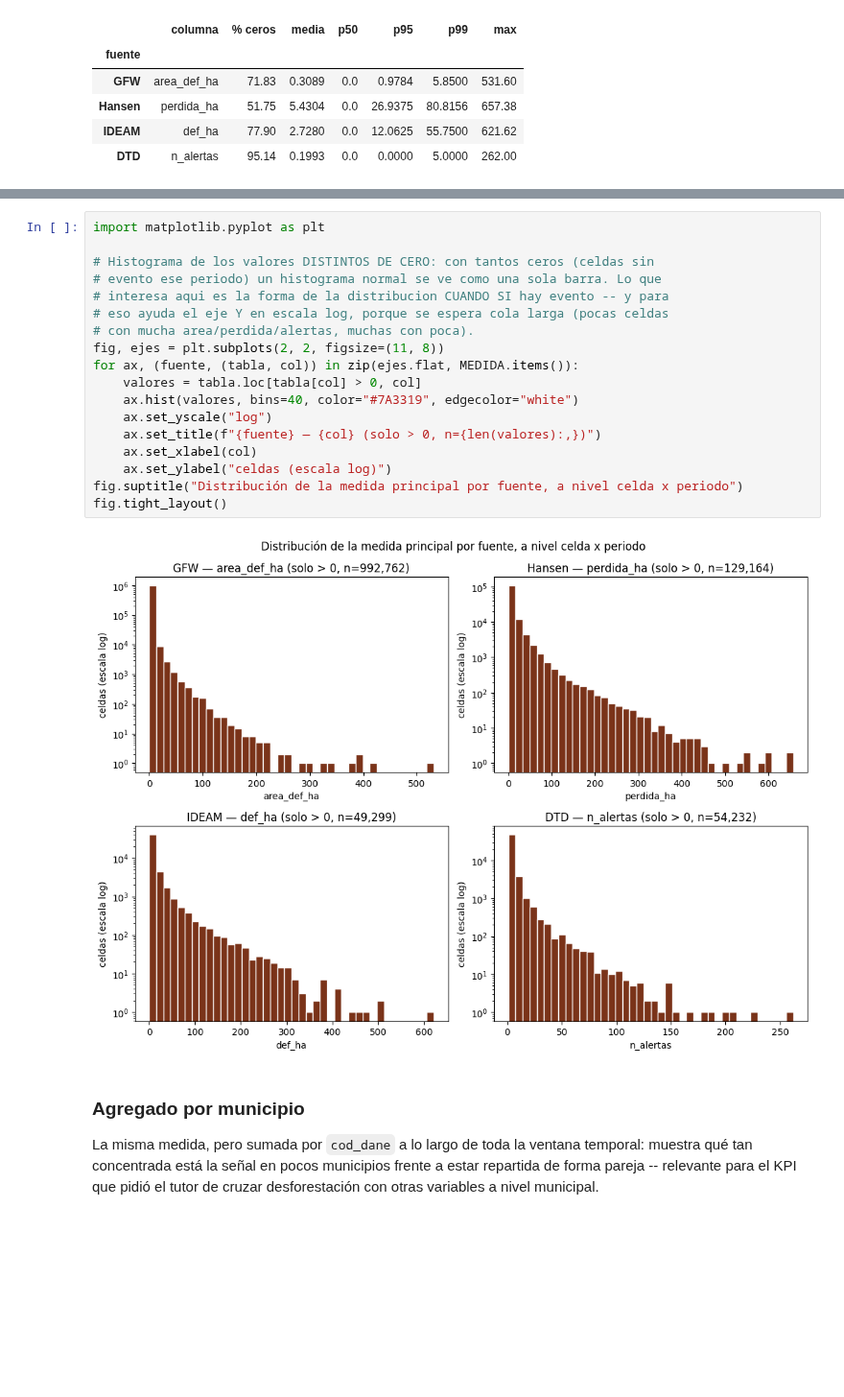
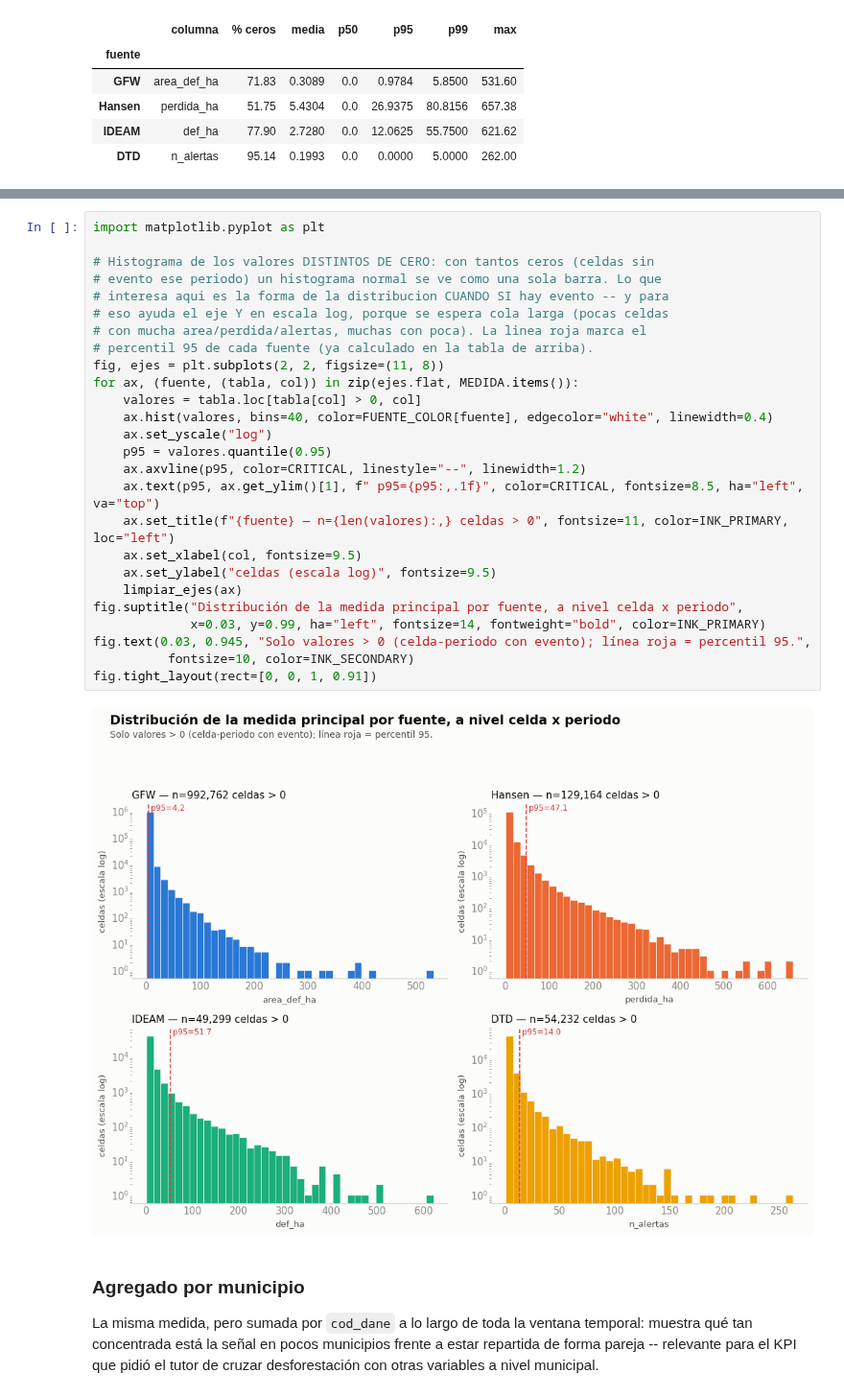
Before and after one commit to Bo-T19/trabajo_de_grado_ofr, a Jupyter notebook: catalogo_paneles.ipynb, the cells around one changed output, grey strips where cells are left out. Shown at 96% size. Drawn from its saved outputs; the diff is of its cells as text; blank space fills up the shorter version.

```diff
--- a/catalogo_paneles.ipynb
+++ b/catalogo_paneles.ipynb
@@ -575,23 +627,31 @@ pd.DataFrame(filas).set_index("fuente")
 # %%
 import matplotlib.pyplot as plt
 
 # Histograma de los valores DISTINTOS DE CERO: con tantos ceros (celdas sin
 # evento ese periodo) un histograma normal se ve como una sola barra. Lo que
 # interesa aqui es la forma de la distribucion CUANDO SI hay evento -- y para
 # eso ayuda el eje Y en escala log, porque se espera cola larga (pocas celdas
-# con mucha area/perdida/alertas, muchas con poca).
+# con mucha area/perdida/alertas, muchas con poca). La linea roja marca el
+# percentil 95 de cada fuente (ya calculado en la tabla de arriba).
 fig, ejes = plt.subplots(2, 2, figsize=(11, 8))
 for ax, (fuente, (tabla, col)) in zip(ejes.flat, MEDIDA.items()):
     valores = tabla.loc[tabla[col] > 0, col]
-    ax.hist(valores, bins=40, color="#7A3319", edgecolor="white")
+    ax.hist(valores, bins=40, color=FUENTE_COLOR[fuente], edgecolor="white", linewidth=0.4)
     ax.set_yscale("log")
-    ax.set_title(f"{fuente} — {col} (solo > 0, n={len(valores):,})")
-    ax.set_xlabel(col)
-    ax.set_ylabel("celdas (escala log)")
-fig.suptitle("Distribución de la medida principal por fuente, a nivel celda x periodo")
-fig.tight_layout()
+    p95 = valores.quantile(0.95)
+    ax.axvline(p95, color=CRITICAL, linestyle="--", linewidth=1.2)
+    ax.text(p95, ax.get_ylim()[1], f" p95={p95:,.1f}", color=CRITICAL, fontsize=8.5, ha="left", va="top")
+    ax.set_title(f"{fuente} — n={len(valores):,} celdas > 0", fontsize=11, color=INK_PRIMARY, loc="left")
+    ax.set_xlabel(col, fontsize=9.5)
+    ax.set_ylabel("celdas (escala log)", fontsize=9.5)
+    limpiar_ejes(ax)
+fig.suptitle("Distribución de la medida principal por fuente, a nivel celda x periodo",
+             x=0.03, y=0.99, ha="left", fontsize=14, fontweight="bold", color=INK_PRIMARY)
+fig.text(0.03, 0.945, "Solo valores > 0 (celda-periodo con evento); línea roja = percentil 95.",
+          fontsize=10, color=INK_SECONDARY)
+fig.tight_layout(rect=[0, 0, 1, 0.91])
 # %% [output]
-[figure, old version]
+[figure, new version]
 # %% [markdown]
 ### Agregado por municipio
 
```
Also changed, not shown: parts of 10 cells of this notebook, 2 other files.
